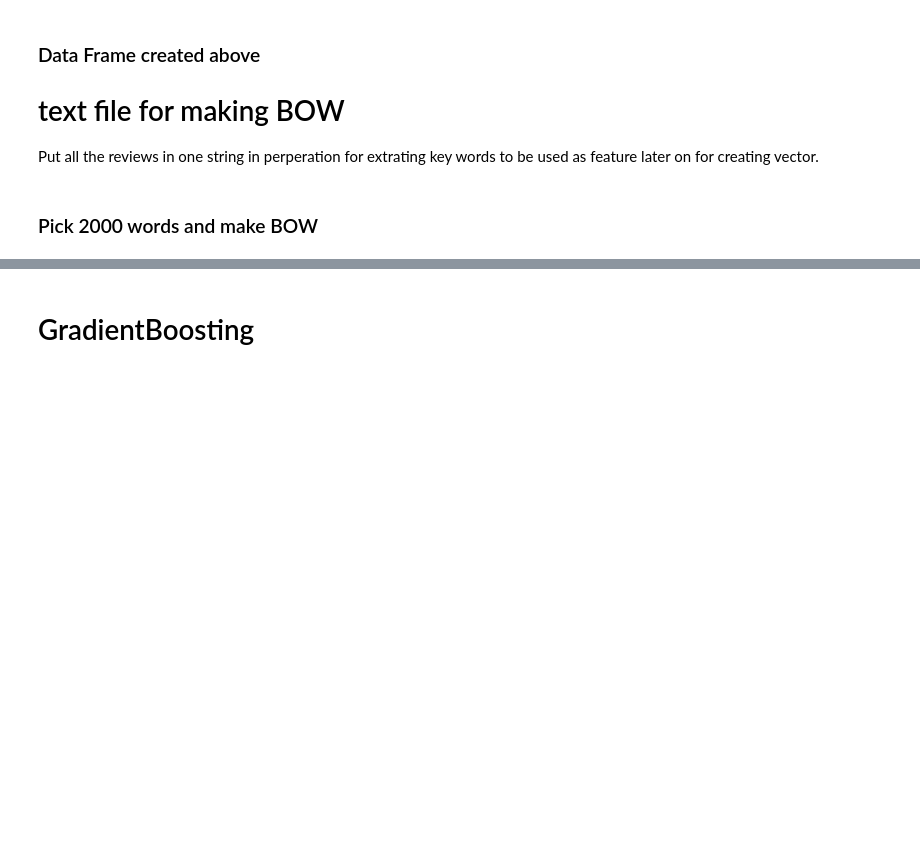
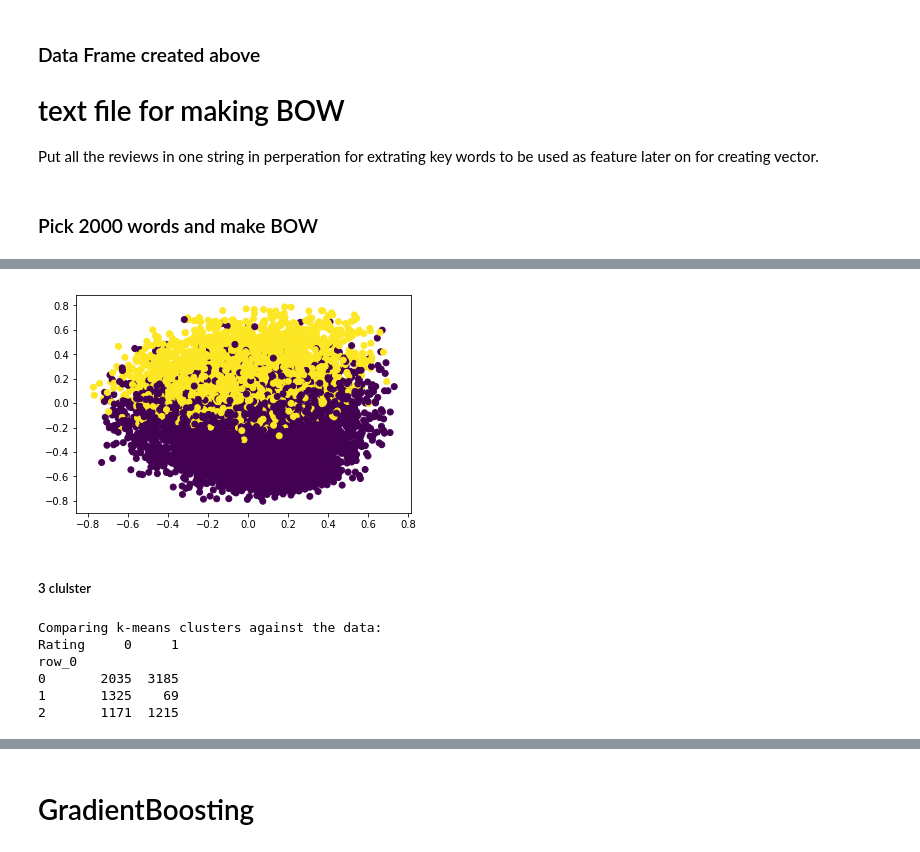
Before and after one commit to ktseringchem/ThinkfulProjects, a Jupyter notebook: Thinkful Projects/unsupervised learning/Unsupervised capstone/unsupervised capstone.ipynb, the cells around one changed output, grey strips where cells are left out. Drawn from its saved outputs; the diff is of its cells as text; code cells hidden in the pictures; blank space fills up the shorter version.

```diff
--- a/Thinkful Projects/unsupervised learning/Unsupervised capstone/unsupervised capstone.ipynb
+++ b/Thinkful Projects/unsupervised learning/Unsupervised capstone/unsupervised capstone.ipynb
@@ -297,0 +236,26 @@ I get a similer result for test set. The model can't predict well but it is over
+# %%
+# Plot the solution.
+plt.scatter(X_train_lsa[:, 2], X_train_lsa[:, 1], c=y_KMean2)
+plt.show()
+# %% [output]
+[figure, added]
+# %% [markdown]
+##### 3 clulster
+# %%
+from sklearn.cluster import KMeans
+KMean = KMeans(n_clusters=3, random_state=42, n_jobs=-1)
+KMean.fit(X_train_tfidf)
+
+y_KMean3 = KMean.predict(X_train_tfidf)
+
+
+# Check the solution against the data.
+print('Comparing k-means clusters against the data:')
+print(pd.crosstab(y_KMean3, y_train))
+# %% [output]
+Comparing k-means clusters against the data:
+Rating     0     1
+row_0
+0       2035  3185
+1       1325    69
+2       1171  1215
```
Also changed, not shown: parts of 91 cells of this notebook.
